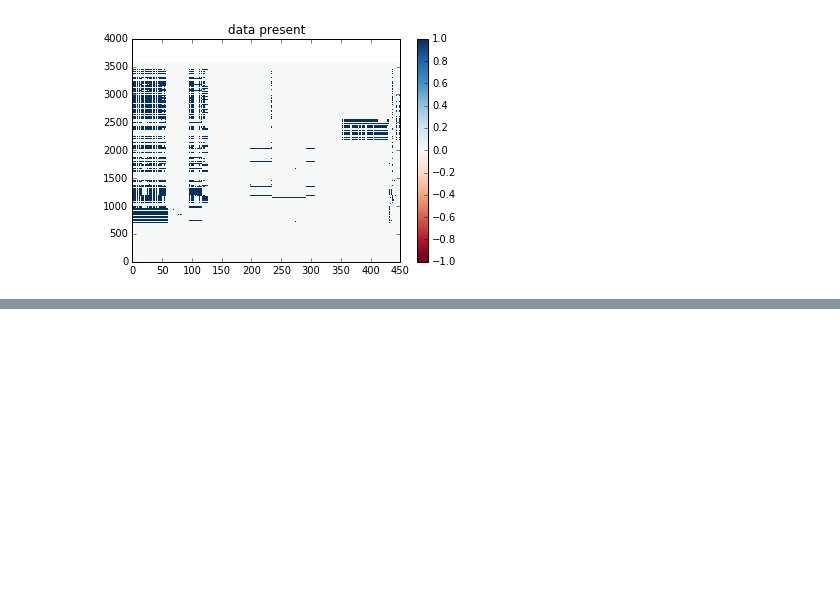
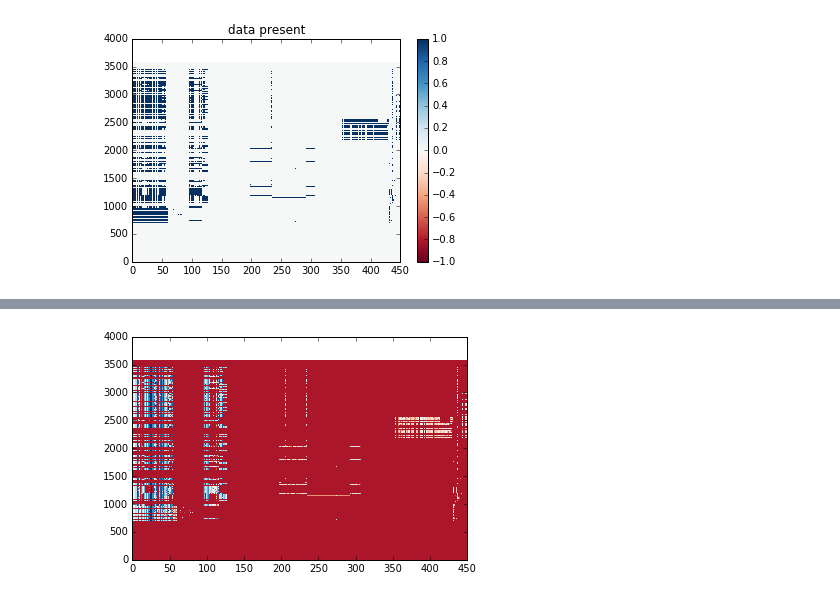
Before and after one commit to mattmacellaio/Insight-code, a Jupyter notebook: load_odata.ipynb, the cells around one changed output, grey strips where cells are left out. Drawn from its saved outputs; the diff is of its cells as text; code cells hidden in the pictures; blank space fills up the shorter version.

```diff
--- a/load_odata.ipynb
+++ b/load_odata.ipynb
@@ -109,0 +165,5 @@ AttributeError: 'list' object has no attribute 'bool'
+# %%
+plt.pcolor(useGenoCodesDataover100,cmap='RdBu',vmin=-1,vmax=10)
+plt.show()
+# %% [output]
+[figure, added]
```
Also changed, not shown: parts of 27 cells of this notebook.
